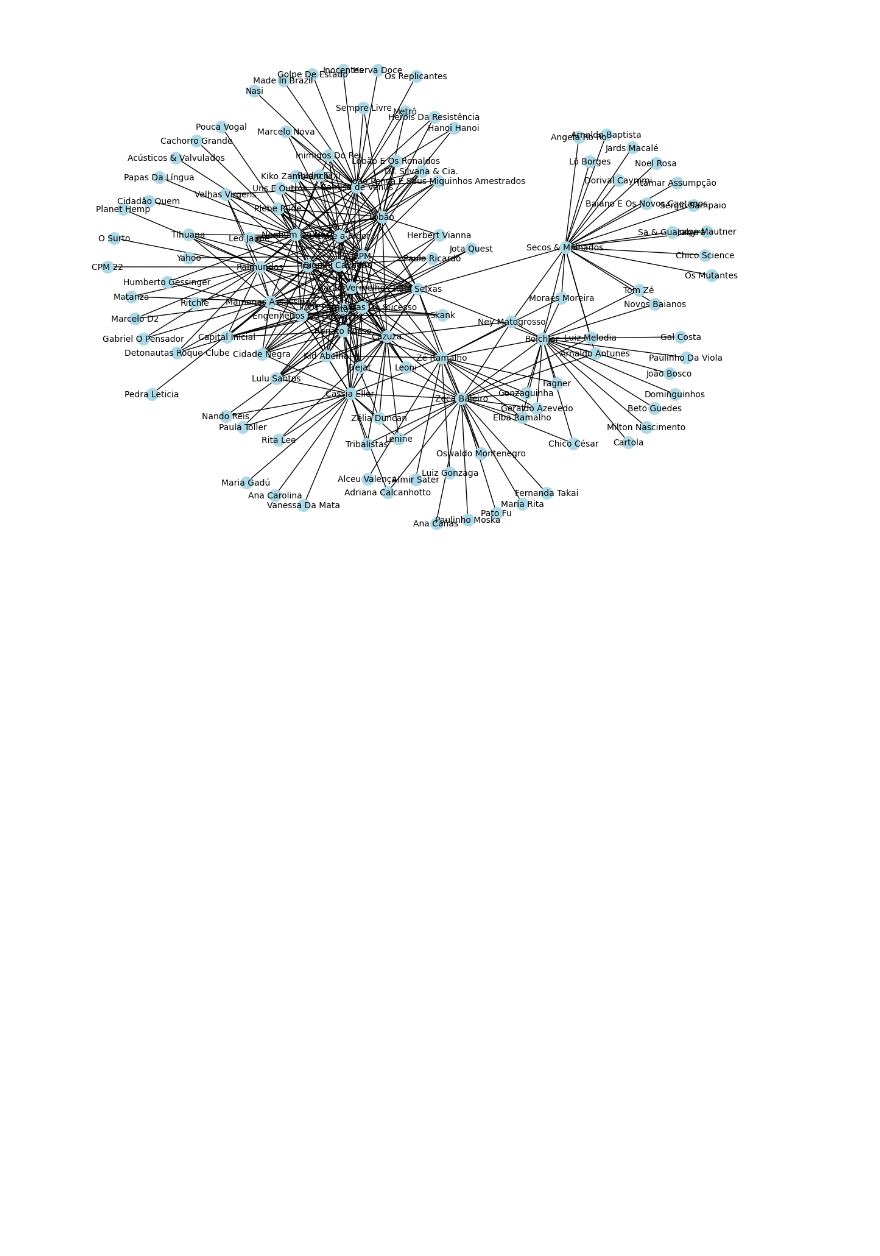
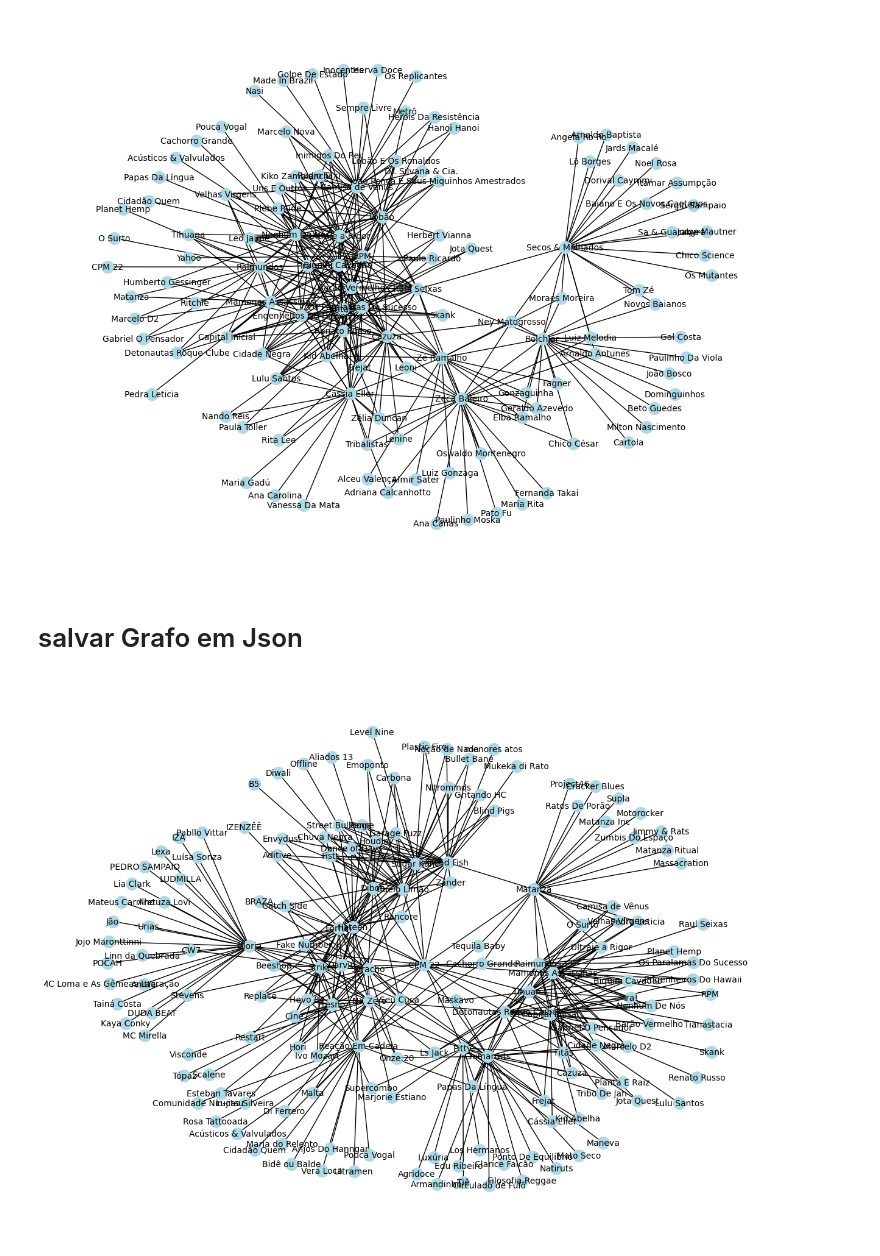
Before and after one commit to projeto-de-algoritmos/Grafos1_spotyfy_bands_v2, a Jupyter notebook: notebook_grafo_spotify.ipynb, the cells around one changed output. Cells and saved outputs as stored; diff of their text form; code cells hidden in the pictures; blank space fills up the shorter version.

Commit message:
add busca artista relacionado com api Spotyfi salvando em json

```diff
--- a/notebook_grafo_spotify.ipynb
+++ b/notebook_grafo_spotify.ipynb
@@ -102,3 +102,79 @@ grafo_artistas = criar_grafo_artistas_relacionados(artista_inicial, depth=2)
 plotar_grafo_expandido(grafo_artistas)
 # %% [output]
 [figure]
+# %% [markdown]
+# salvar Grafo em Json
+# %%
+import json
+import networkx as nx
+import matplotlib.pyplot as plt
+import spotipy
+from spotipy.oauth2 import SpotifyOAuth
+
+# ... Configuração de credenciais e autenticação do Spotify ...
+
+# Configurar as credenciais da API do Spotify
+CLIENT_ID = 'f216308e304c4ba3be3fb4ce0f23ceb9'
+CLIENT_SECRET = '33c84036de384fcc914b82a173cea2dc'
+
+# Configurar a autenticação OAuth do Spotify
+sp = spotipy.Spotify(auth_manager=SpotifyOAuth(client_id=CLIENT_ID, client_secret=CLIENT_SECRET, redirect_uri="http://localhost:8888/callback"))
+
+# Função para criar um grafo de artistas relacionados
+# Função para criar um grafo de artistas relacionados
+def criar_grafo_artistas_relacionados(artist_name, depth=1):
+    # Inicializa um grafo vazio
+    G = nx.Graph()
+    # Conjunto para rastrear artistas já visitados
+    artistas_visitados = set()
+
+    # Esta é a função principal que realiza a busca em largura no grafo de artistas relacionados.
+    def buscar_artistas_relacionados(artist_name, depth):
+
+        # Condição de parada quando a profundidade (depth) atinge 0 ou menos, a busca é encerrada. Isso limita o número de níveis da busca.
+        if depth <= 0:
+            return
+
+        # Verifica se o artista atual já foi visitado para evitar visitas duplicadas.
+        if artist_name not in artistas_visitados:
+
+            # Adiciona o artista atual à lista de artistas visitados.
+            artistas_visitados.add(artist_name)
+
+            # Pesquisa por informações do artista no Spotify
+            artist_info = sp.search(q=f'artist:{artist_name}', type='artist', limit=1)['artists']['items'][0]
+            artist_id = artist_info['id']
+
+            # Obtém artistas relacionados
+            related_artists = sp.artist_related_artists(artist_id)
+
+            # Itera sobre os artistas relacionados encontrados.
+            for related_artist in related_artists['artists']:
+                related_artist_name = related_artist['name']
+                # Adiciona uma aresta entre o artista atual e os relacionados
+                G.add_edge(artist_name, related_artist_name)
+                # Chama recursivamente a função para artistas relacionados
+                buscar_artistas_relacionados(related_artist_name, depth - 1)
+
+    # Inicializa a busca com o artista inicial
+    buscar_artistas_relacionados(artist_name, depth)
+    return G
+
+# Função para salvar o grafo em formato JSON
+def salvar_grafo_para_json(grafo, nome_arquivo):
+    data = nx.node_link_data(grafo)
+    with open(nome_arquivo, 'w') as arquivo_json:
+        json.dump(data, arquivo_json, indent=4)
+
+# Exemplo de uso
+artista_inicial = 'CPM 22'
+# Cria o grafo de artistas relacionados com profundidade 2
+grafo_artistas = criar_grafo_artistas_relacionados(artista_inicial, depth=2)
+# Salva o grafo em um arquivo JSON
+nome_arquivo_json = 'grafo_DFS_'+ artista_inicial.replace( " ", "_")+'.json'
+salvar_grafo_para_json(grafo_artistas, nome_arquivo_json)
+
+# Plota o grafo de forma expandida
+plotar_grafo_expandido(grafo_artistas)
+# %% [output]
+[figure, added]
```
